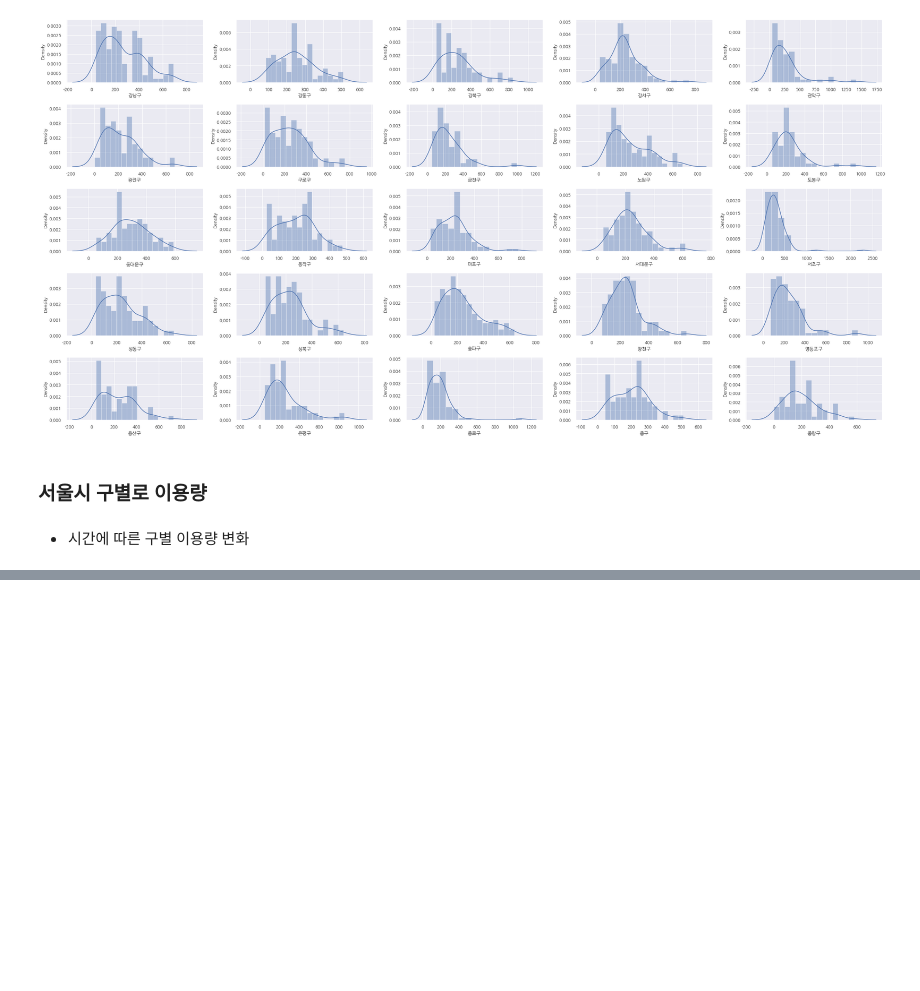
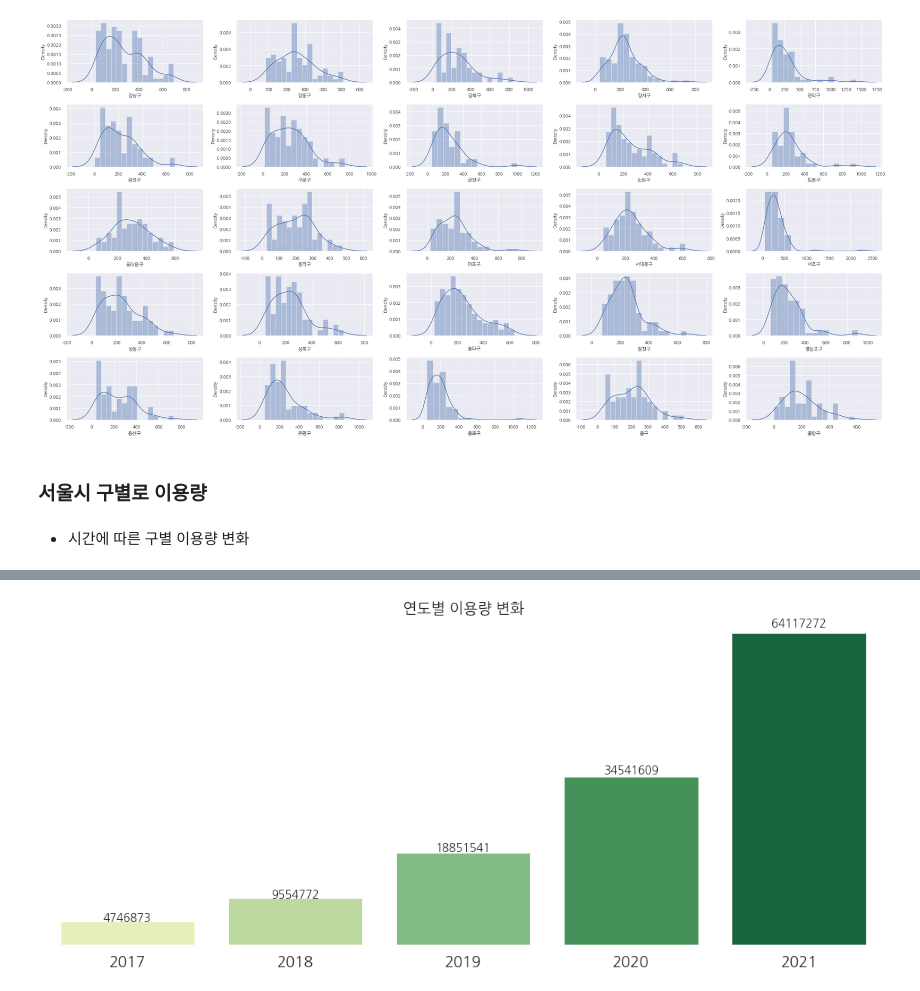
Before and after one commit to yunju727/Opensource-Project, a Jupyter notebook: main2.ipynb, the cells around one changed output, grey strips where cells are left out. Cells and saved outputs as stored; diff of their text form; code cells hidden in the pictures; blank space fills up the shorter version.

```diff
--- a/main2.ipynb
+++ b/main2.ipynb
@@ -287,5 +291,5 @@ plt.show()
 # %% [markdown]
 * 시간에 따른 구별 이용량 변화
 # %%
-# 대여소별 이용정보 추후에 18~21년까지 이용정보 데이터 셋 병합 후 업로드 예정
-Data2 = pd.read_csv('data-set/대여소별 이용정보(21.7-21.12).csv', encoding = 'cp949')
+# 대여소별 대여건수(이용량) 이용정보
+Data2 = pd.read_csv('merge/final/공공자전거 대여소별 이용정보(최종)_17.01_21.12.csv', encoding = 'cp949')
@@ -293,0 +310,10 @@ Data2 = pd.read_csv('data-set/대여소별 이용정보(21.7-21.12).csv', encodi
+# %%
+Data2 = Data2.dropna(subset=['대여일자'])
+Data2 = Data2.dropna(subset=['대여건수'])
+Data2 = Data2.dropna(subset=['대여소그룹'])
+Data2 = Data2.astype({'대여건수' : int})
+Data2 = Data2.astype({'대여일자' : int})
+Data2 = Data2.astype({'대여일자' : str})
+Data2['년'] = Data2['대여일자'].str[:4]
+Data2['월'] = Data2['대여일자'].str[4:]
+Data2.head()
@@ -293,0 +327,10 @@ Data2 = pd.read_csv('data-set/대여소별 이용정보(21.7-21.12).csv', encodi
+# %%
+#연기준 이용량 변화
+year = Data2.groupby(['년', '대여소그룹'])[['대여건수']].agg('sum')
+df_year = pd.DataFrame(year) #년 + 대여소그룹 데이터프레임
+df_year.reset_index(inplace = True)
+df_year = df_year.drop(df_year[df_year['대여소그룹'] == ('정비센터')].index)
+df_year = df_year.drop(df_year[df_year['대여소그룹'] == ('그룹명 없음')].index) #불필요 행 제거
+None_loc_year = df_year.groupby(['년'])[['대여건수']].agg('sum') #연도컬럼 데이터프레임
+None_loc_year.reset_index(inplace = True)
+df_year.head()
@@ -293,0 +358,18 @@ Data2 = pd.read_csv('data-set/대여소별 이용정보(21.7-21.12).csv', encodi
+# %%
+#이용량 변화 시각화
+plt.figure(figsize = (20, 8))
+ax = sns.barplot(data = None_loc_year, x = '년', y = '대여건수', palette = 'YlGn')
+
+#막대 위에 값 표시
+for p in ax.patches:
+    height = p.get_height()
+    ax.text(p.get_x() + p.get_width() / 2, height * 1.02, '%d'%(height), ha = 'center', size = 15)
+
+plt.title('연도별 이용량 변화' , size = 20)
+plt.xlabel('', fontsize = 20)
+plt.box(False)
+ax.axes.yaxis.set_visible(False)
+plt.xticks(fontsize = 20)
+plt.show()
+# %% [output]
+[figure, added]
```
Also changed, not shown: parts of 8 cells of this notebook, 14 other files.
